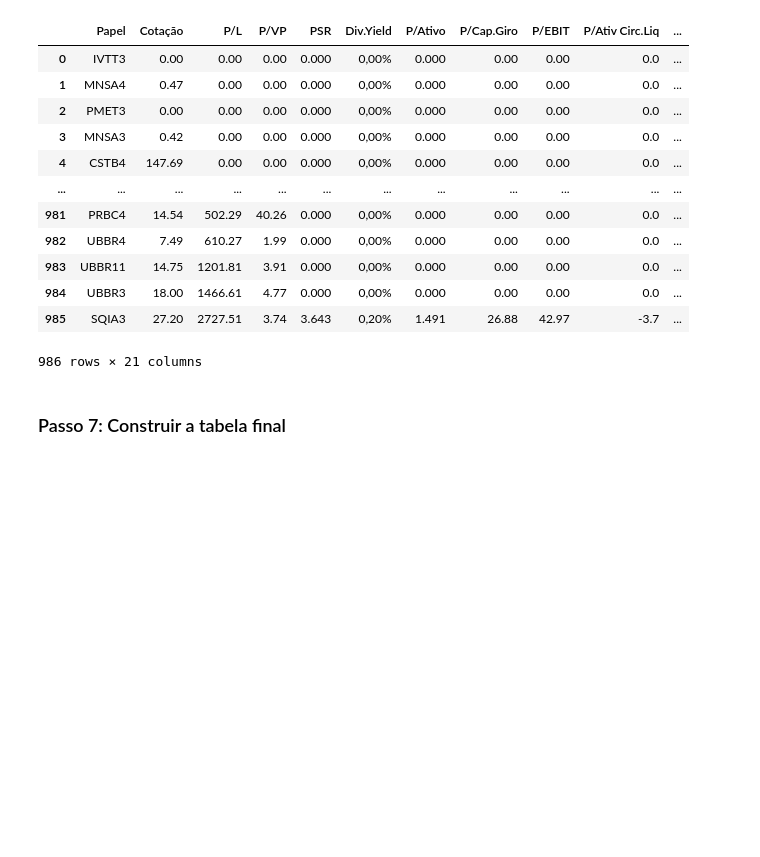
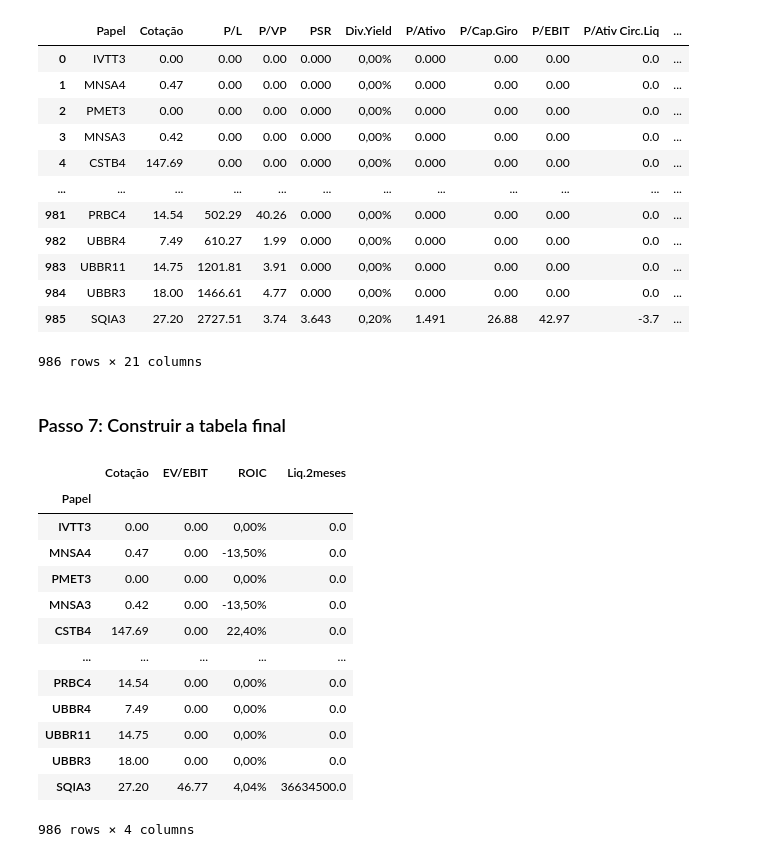
Before and after one commit to fcardosoo/Python-Mercado-Financeiro-Formula-Magica-com-webscrapring, a Jupyter notebook: script.ipynb, the cells around one changed output. Saved outputs shown, nothing was run; the diff lists cells and outputs as text; code cells hidden in the pictures; blank space fills up the shorter version.

```diff
--- a/script.ipynb
+++ b/script.ipynb
@@ -54,5 +54,25 @@ tabela
 | 984 | UBBR3 | 18.00 | 1466.61 | 4.77 | 0.000 | 0,00% | 0.000 | 0.00 | 0.00 | 0.0 | ... |
 | 985 | SQIA3 | 27.20 | 2727.51 | 3.74 | 3.643 | 0,20% | 1.491 | 26.88 | 42.97 | -3.7 | ... |
 986 rows × 21 columns
-# %% [markdown]
-### Passo 7: Construir a tabela final
+# %% [markdown]
+### Passo 7: Construir a tabela final
+# %%
+tabela = tabela.set_index('Papel')
+# %%
+tabela = tabela[['Cotação', 'EV/EBIT', 'ROIC', 'Liq.2meses']]
+tabela
+# %% [output]
+|  | Cotação | EV/EBIT | ROIC | Liq.2meses |
+| Papel |  |  |  |  |
+| IVTT3 | 0.00 | 0.00 | 0,00% | 0.0 |
+| MNSA4 | 0.47 | 0.00 | -13,50% | 0.0 |
+| PMET3 | 0.00 | 0.00 | 0,00% | 0.0 |
+| MNSA3 | 0.42 | 0.00 | -13,50% | 0.0 |
+| CSTB4 | 147.69 | 0.00 | 22,40% | 0.0 |
+| ... | ... | ... | ... | ... |
+| PRBC4 | 14.54 | 0.00 | 0,00% | 0.0 |
+| UBBR4 | 7.49 | 0.00 | 0,00% | 0.0 |
+| UBBR11 | 14.75 | 0.00 | 0,00% | 0.0 |
+| UBBR3 | 18.00 | 0.00 | 0,00% | 0.0 |
+| SQIA3 | 27.20 | 46.77 | 4,04% | 36634500.0 |
+986 rows × 4 columns
```
Also changed, not shown: parts of 10 cells of this notebook.
